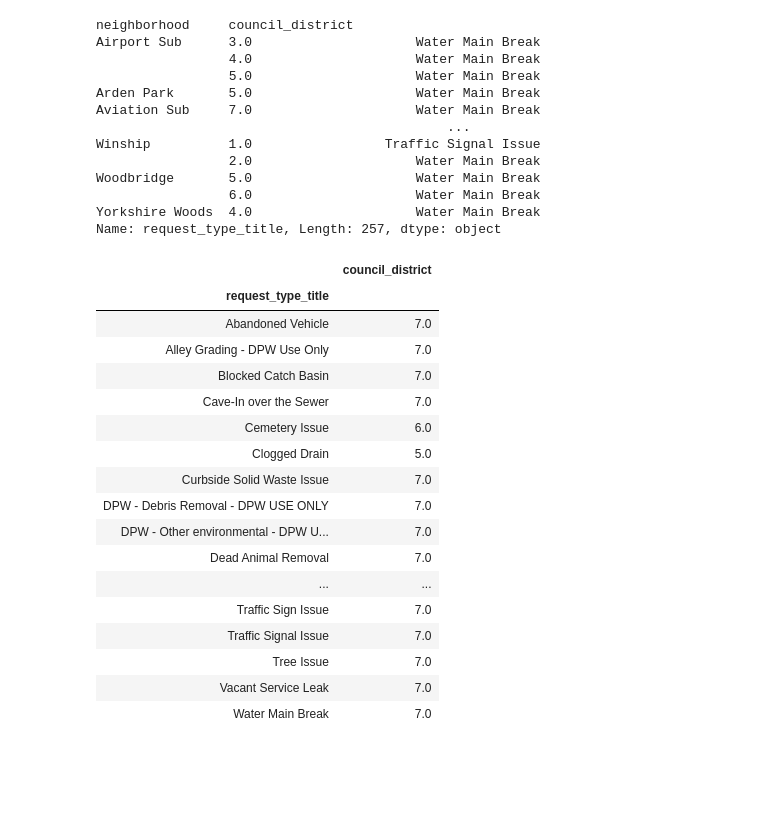
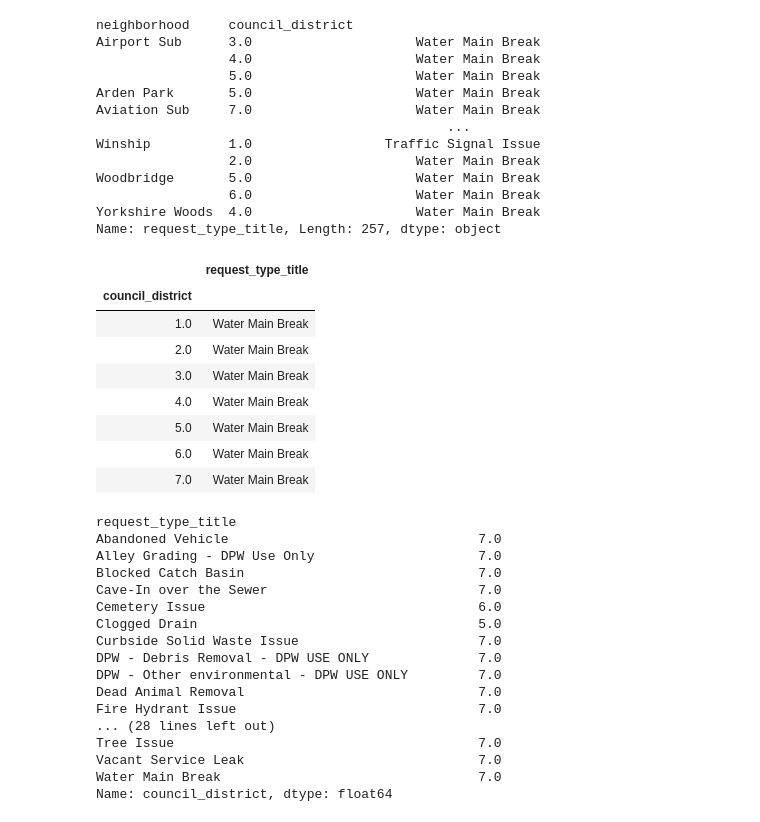
Before and after one commit to lilyzhai/thedetroitproject, a Jupyter notebook: most_common_issue.ipynb, the cells around one changed output. Saved outputs shown, nothing was run; the diff lists cells and outputs as text; code cells hidden in the pictures; blank space fills up the shorter version.

Commit message:
a little more fun with council

```diff
--- a/most_common_issue.ipynb
+++ b/most_common_issue.ipynb
@@ -130,26 +130,35 @@ Woodbridge       5.0                     Water Main Break
                  6.0                     Water Main Break
 Yorkshire Woods  4.0                     Water Main Break
 Name: request_type_title, Length: 257, dtype: object
+# %%
+df.groupby('council_district')['request_type_title'].max()
+# %% [output]
+|  | request_type_title |
+| council_district |  |
+| 1.0 | Water Main Break |
+| 2.0 | Water Main Break |
+| 3.0 | Water Main Break |
+| 4.0 | Water Main Break |
+| 5.0 | Water Main Break |
+| 6.0 | Water Main Break |
+| 7.0 | Water Main Break |
 # %%
-
-
-df.groupby('request_type_title')[['council_district', 'neighborhood']].agg('max')
+df.groupby('request_type_title')['council_district'].max()
 # %% [output]
-|  | council_district |
-| request_type_title |  |
-| Abandoned Vehicle | 7.0 |
-| Alley Grading - DPW Use Only | 7.0 |
-| Blocked Catch Basin | 7.0 |
-| Cave-In over the Sewer | 7.0 |
-| Cemetery Issue | 6.0 |
-| Clogged Drain | 5.0 |
-| Curbside Solid Waste Issue | 7.0 |
-| DPW - Debris Removal - DPW USE ONLY | 7.0 |
-| DPW - Other environmental - DPW U... | 7.0 |
-| Dead Animal Removal | 7.0 |
-| ... | ... |
-| Traffic Sign Issue | 7.0 |
-| Traffic Signal Issue | 7.0 |
-| Tree Issue | 7.0 |
-| Vacant Service Leak | 7.0 |
-| Water Main Break | 7.0 |
+request_type_title
+Abandoned Vehicle                                7.0
+Alley Grading - DPW Use Only                     7.0
+Blocked Catch Basin                              7.0
+Cave-In over the Sewer                           7.0
+Cemetery Issue                                   6.0
+Clogged Drain                                    5.0
+Curbside Solid Waste Issue                       7.0
+DPW - Debris Removal - DPW USE ONLY              7.0
+DPW - Other environmental - DPW USE ONLY         7.0
+Dead Animal Removal                              7.0
+Fire Hydrant Issue                               7.0
+... (28 lines left out)
+Tree Issue                                       7.0
+Vacant Service Leak                              7.0
+Water Main Break                                 7.0
+Name: council_district, dtype: float64
```
